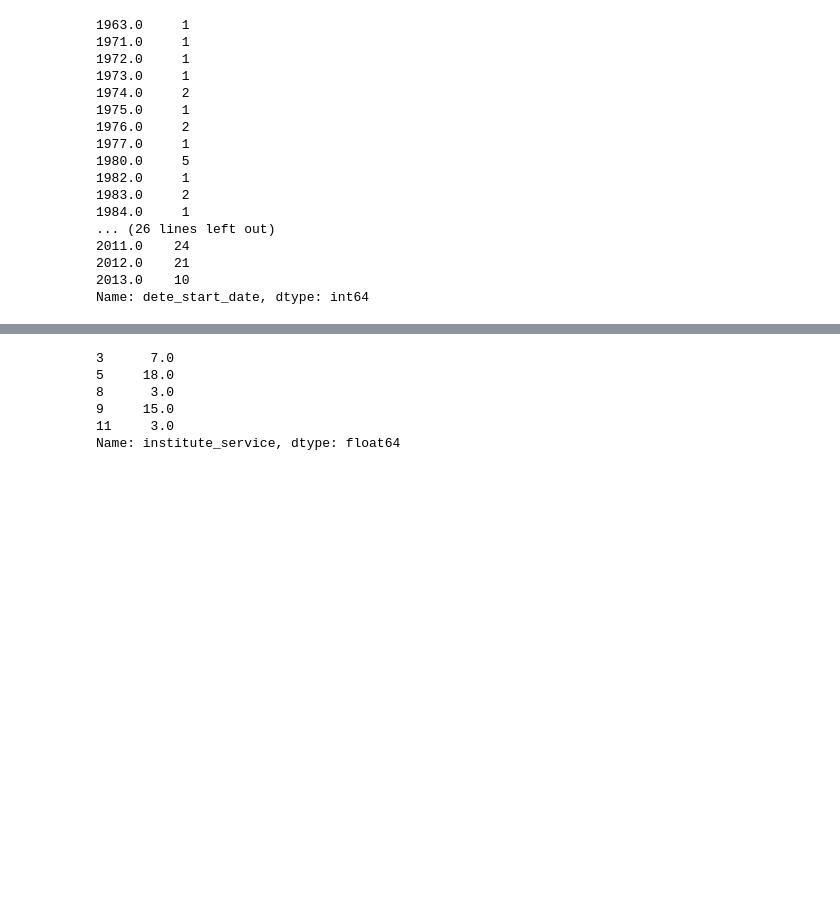
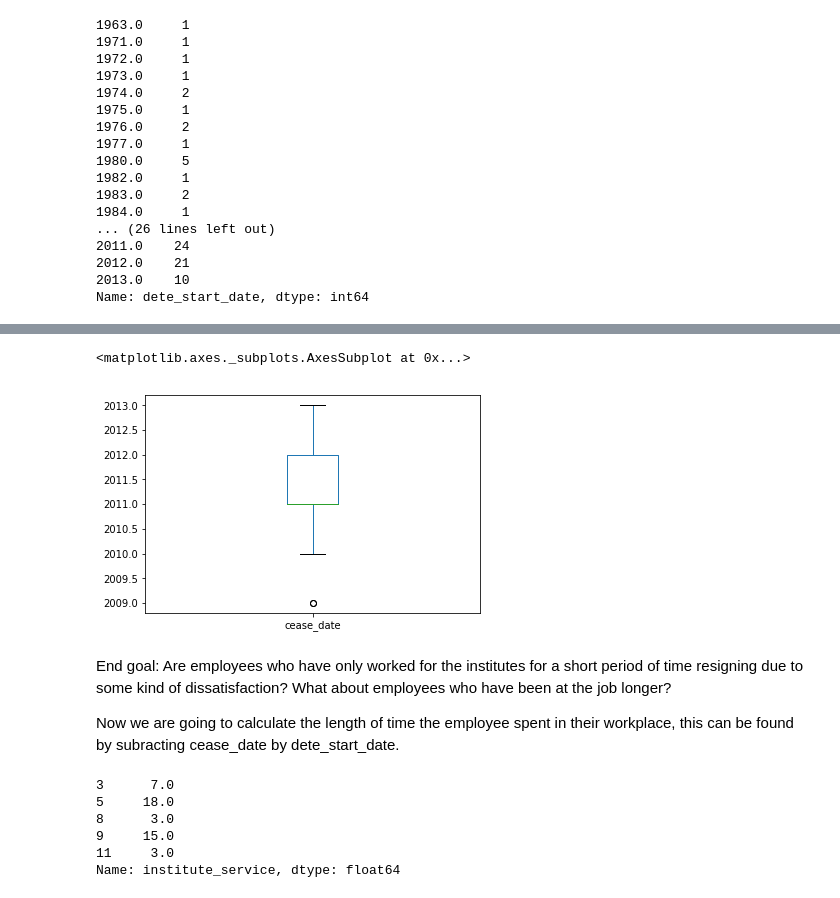
Before and after one commit to sanket1610/Data-Cleaning, a Jupyter notebook: Clean And Analyze Employee Exit Surveys/Clean And Analyze Employee Exit Surveys.ipynb, the cells around one changed output, grey strips where cells are left out. Cells and saved outputs as stored; diff of their text form; code cells hidden in the pictures; blank space fills up the shorter version.

```diff
--- a/Clean And Analyze Employee Exit Surveys/Clean And Analyze Employee Exit Surveys.ipynb
+++ b/Clean And Analyze Employee Exit Surveys/Clean And Analyze Employee Exit Surveys.ipynb
@@ -392,3 +451,12 @@ Name: cease_date, dtype: int64
+# %%
+tafe_resignations['cease_date'].plot(kind = 'box')
+# %% [output]
+<matplotlib.axes._subplots.AxesSubplot at 0x...>
+[figure, added]
+# %% [markdown]
+End goal: Are employees who have only worked for the institutes for a short period of time resigning due to some kind of dissatisfaction? What about employees who have been at the job longer?
+
+Now we are going to calculate the length of time the employee spent in their workplace, this can be found by subracting cease_date by dete_start_date.
 # %%
 dete_resignations['institute_service'] =  dete_resignations['cease_date'] - dete_resignations['dete_start_date']
 dete_resignations['institute_service'].head()
```
Also changed, not shown: parts of 27 cells of this notebook.
